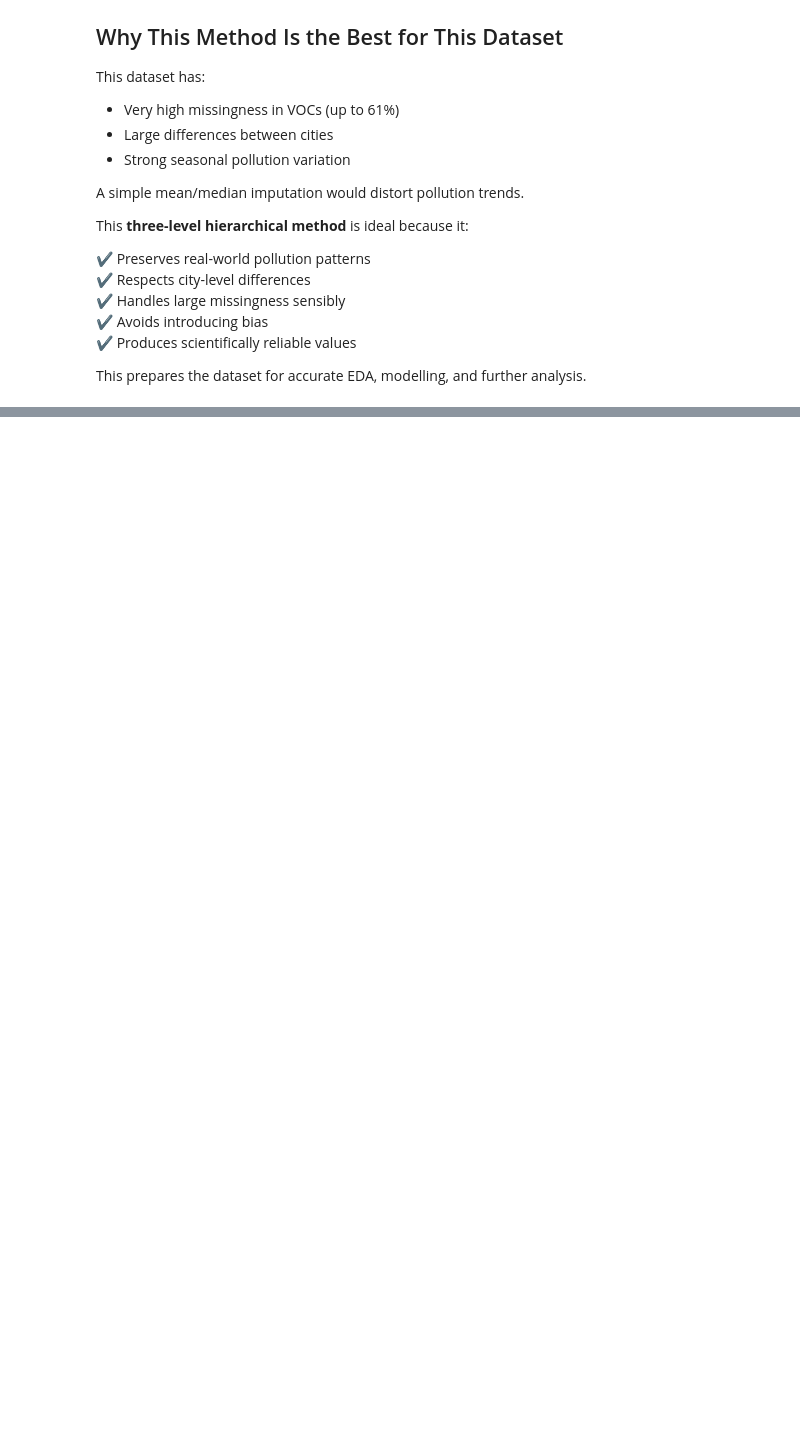
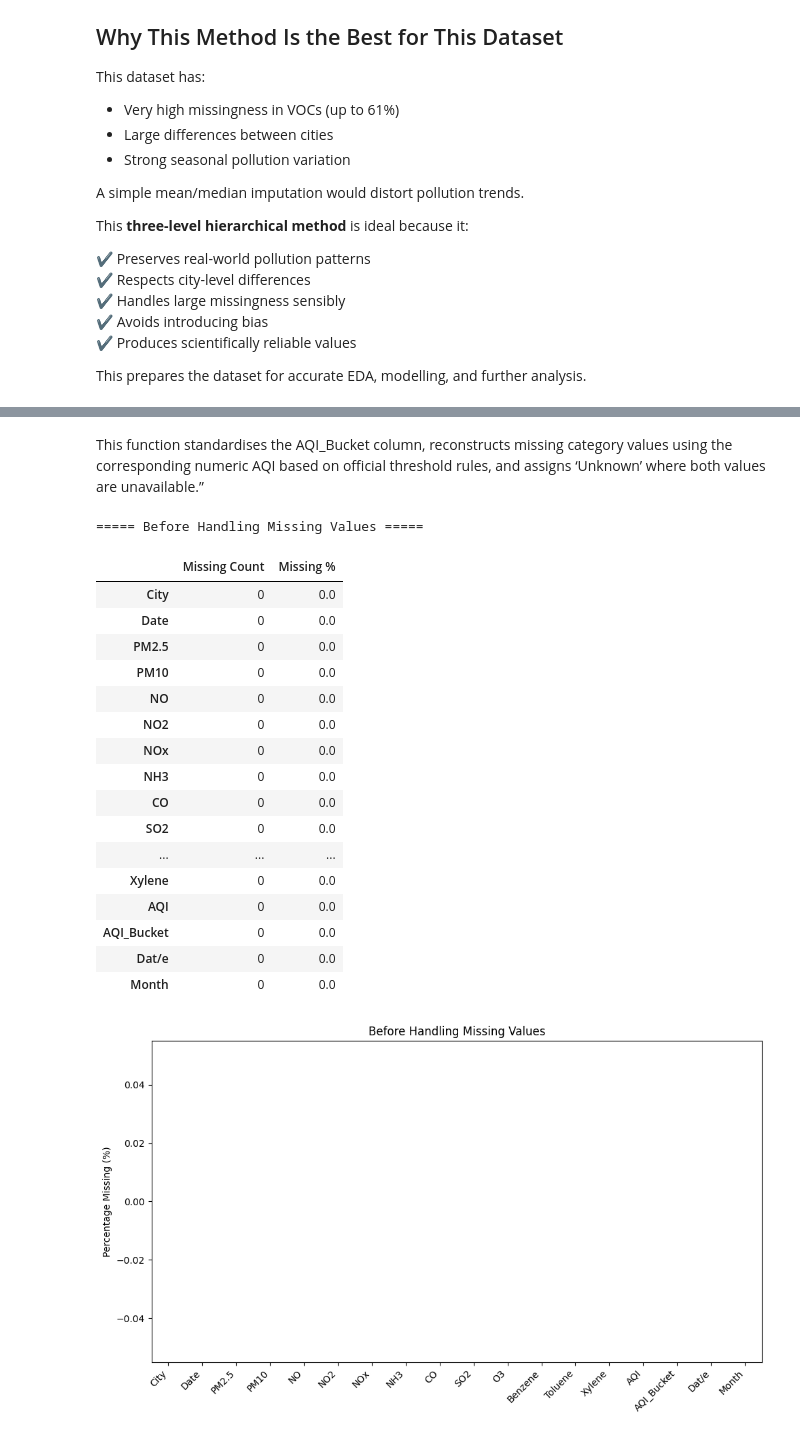
Before and after one commit to sagar4real/CMP7005-PRAC1, a Jupyter notebook: 01_data_handling.ipynb, the cells around one changed output, grey strips where cells are left out. Cells and saved outputs as stored; diff of their text form; code cells hidden in the pictures; blank space fills up the shorter version.

Commit message:
Missing value handled

```diff
--- a/01_data_handling.ipynb
+++ b/01_data_handling.ipynb
@@ -471,0 +582,66 @@ print(merged_df)
+# %%
+def clean_aqi_bucket(df, aqi_col='AQI', bucket_col='AQI_Bucket'):
+    """
+    Cleans and fills AQI_Bucket using numeric AQI values.
+    Steps:
+    1. Standardises text values
+    2. Reconstructs missing categories from AQI using official thresholds
+    3. Labels remaining missing values as 'Unknown'
+    """
+
+    # --- Standardise AQI_Bucket values ---
+    df[bucket_col] = df[bucket_col].astype(str).str.strip()
+    df[bucket_col] = df[bucket_col].replace(['nan', 'None', 'NaN', ''], np.nan)
+
+    # --- AQI classification rules (India standard) ---
+    def classify_aqi_bucket(aqi):
+        if pd.isna(aqi):
+            return np.nan
+        elif aqi <= 50:
+            return "Good"
+        elif aqi <= 100:
+            return "Satisfactory"
+        elif aqi <= 200:
+            return "Moderate"
+        elif aqi <= 300:
+            return "Poor"
+        elif aqi <= 400:
+            return "Very Poor"
+        else:
+            return "Severe"
+
+    # --- Fill missing AQI_Bucket using AQI ---
+    df[bucket_col] = df[bucket_col].fillna(
+        df[aqi_col].apply(classify_aqi_bucket)
+    )
+
+    # --- Final fallback ---
+    df[bucket_col] = df[bucket_col].fillna("Unknown")
+
+    return df
+# %% [markdown]
+This function standardises the AQI_Bucket column, reconstructs missing category values using the corresponding numeric AQI based on official threshold rules, and assigns ‘Unknown’ where both values are unavailable.”
+# %%
+removed_missing_value_df = clean_aqi_bucket(cleaned_mearged_df)
+# %%
+visualize_missing(removed_missing_value_df, title="Before Handling Missing Values")
+# %% [output]
+===== Before Handling Missing Values =====
+|  | Missing Count | Missing % |
+| City | 0 | 0.0 |
+| Date | 0 | 0.0 |
+| PM2.5 | 0 | 0.0 |
+| PM10 | 0 | 0.0 |
+| NO | 0 | 0.0 |
+| NO2 | 0 | 0.0 |
+| NOx | 0 | 0.0 |
+| NH3 | 0 | 0.0 |
+| CO | 0 | 0.0 |
+| SO2 | 0 | 0.0 |
+| ... | ... | ... |
+| Xylene | 0 | 0.0 |
+| AQI | 0 | 0.0 |
+| AQI_Bucket | 0 | 0.0 |
+| Dat/e | 0 | 0.0 |
+| Month | 0 | 0.0 |
+[figure, added]
```
Also changed, not shown: parts of 20 cells of this notebook.
